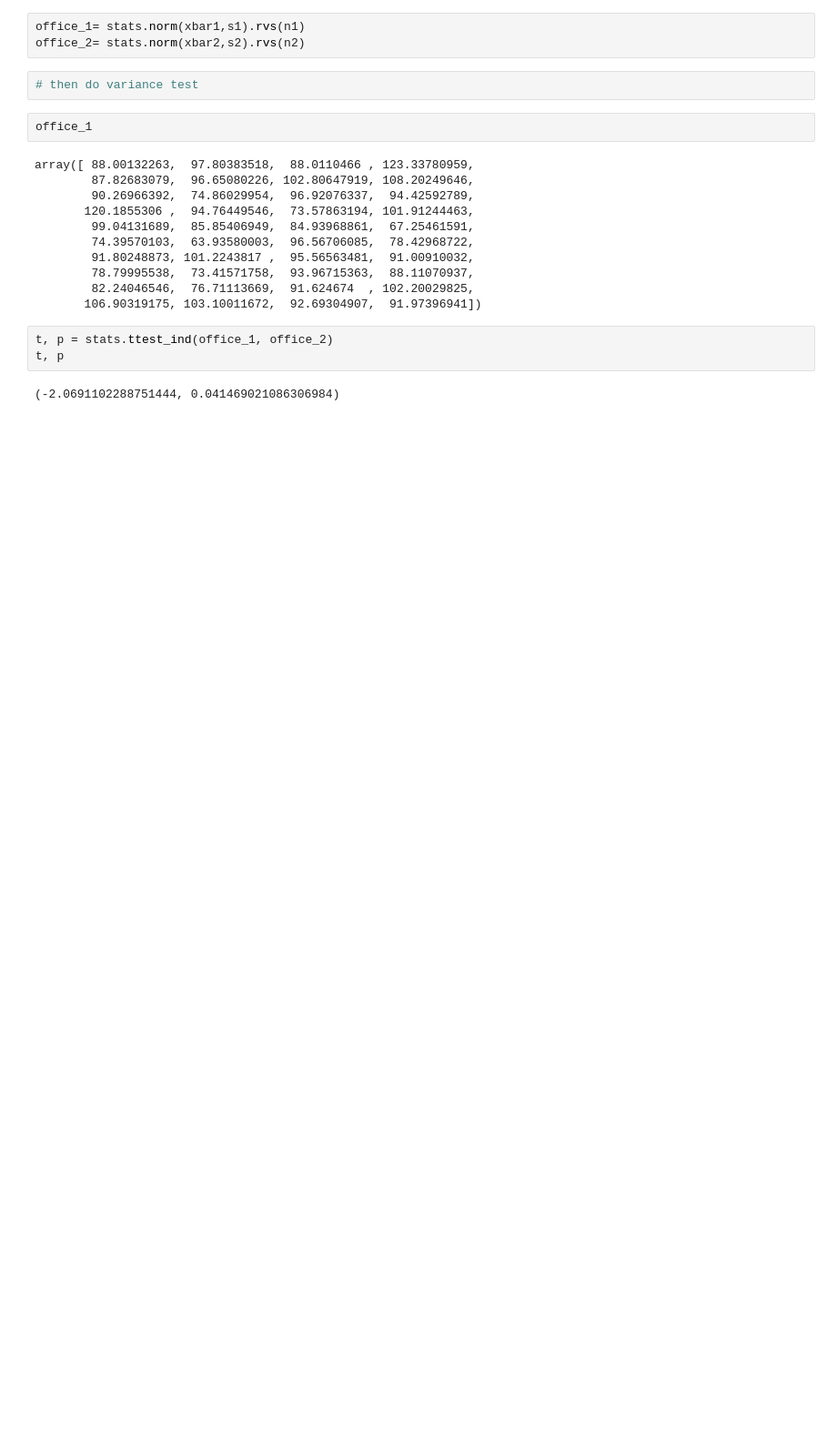
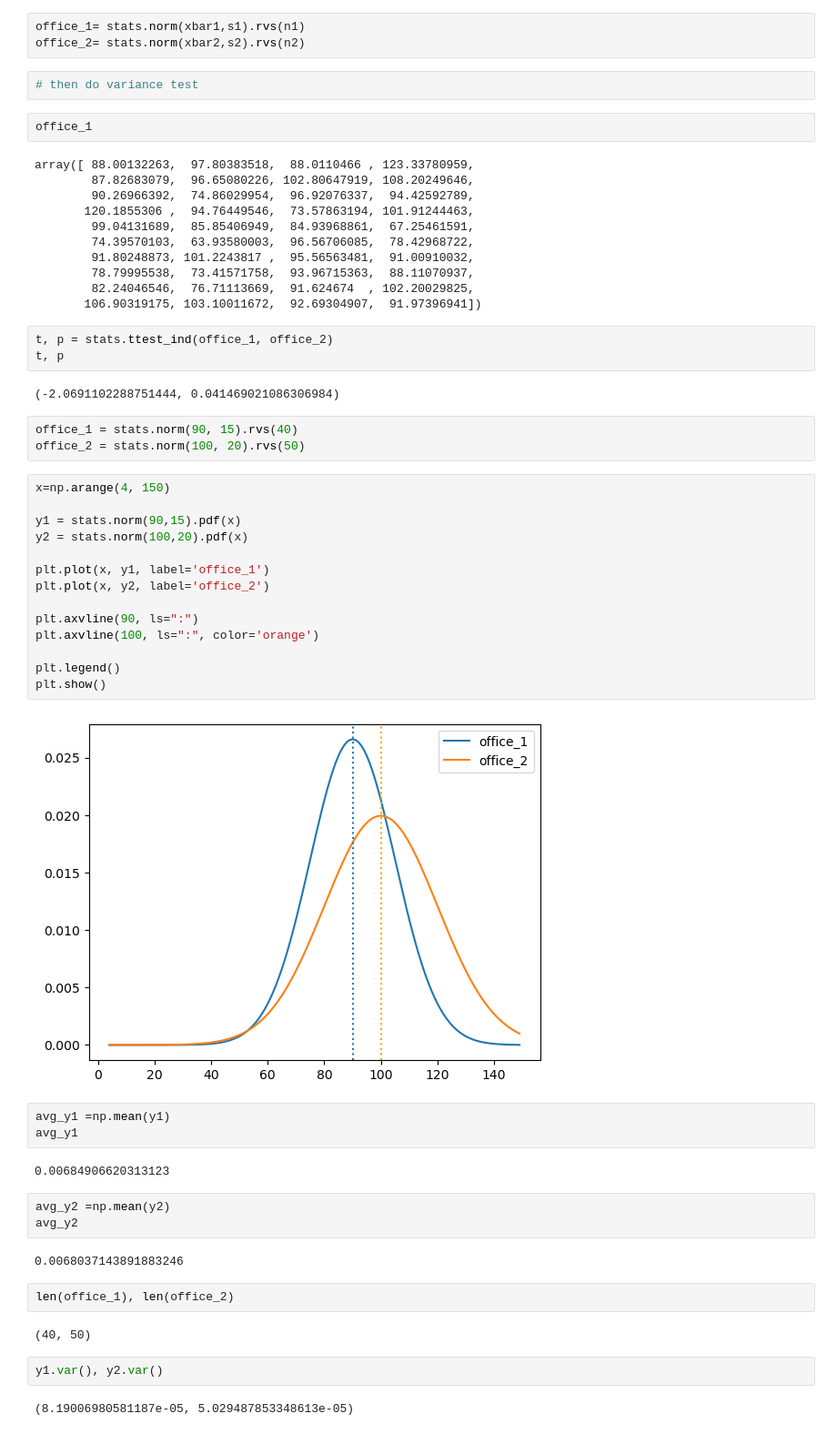
Before and after one commit to Segura-Jorge/statistics-exercises, a Jupyter notebook: hypothesis_testing.ipynb, the cells around one changed output. Shown at 91% size. Saved outputs shown, nothing was run; the diff lists cells and outputs as text; blank space fills up the shorter version.

```diff
--- a/hypothesis_testing.ipynb
+++ b/hypothesis_testing.ipynb
@@ -919,3 +1004,40 @@ t, p = stats.ttest_ind(office_1, office_2)
 t, p
 # %% [output]
 (-2.0691102288751444, 0.041469021086306984)
+# %%
+office_1 = stats.norm(90, 15).rvs(40)
+office_2 = stats.norm(100, 20).rvs(50)
+# %%
+x=np.arange(4, 150)
+
+y1 = stats.norm(90,15).pdf(x)
+y2 = stats.norm(100,20).pdf(x)
+
+plt.plot(x, y1, label='office_1')
+plt.plot(x, y2, label='office_2')
+
+plt.axvline(90, ls=":")
+plt.axvline(100, ls=":", color='orange')
+
+plt.legend()
+plt.show()
+# %% [output]
+[figure, added]
+# %%
+avg_y1 =np.mean(y1)
+avg_y1
+# %% [output]
+0.00684906620313123
+# %%
+avg_y2 =np.mean(y2)
+avg_y2
+# %% [output]
+0.0068037143891883246
+# %%
+len(office_1), len(office_2)
+# %% [output]
+(40, 50)
+# %%
+y1.var(), y2.var()
+# %% [output]
+(8.19006980581187e-05, 5.029487853348613e-05)
```
Also changed, not shown: parts of 40 cells of this notebook.
